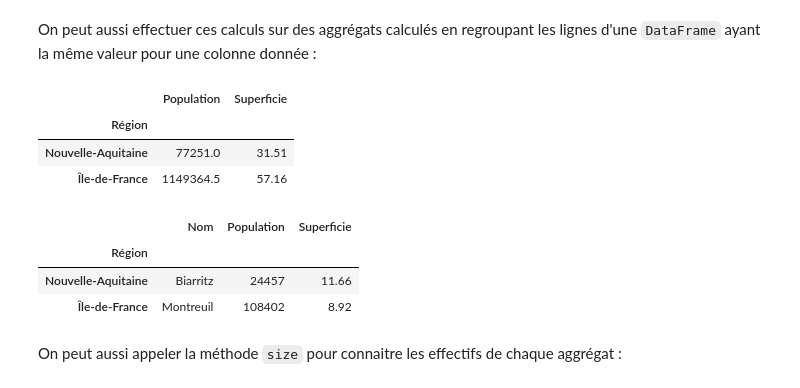
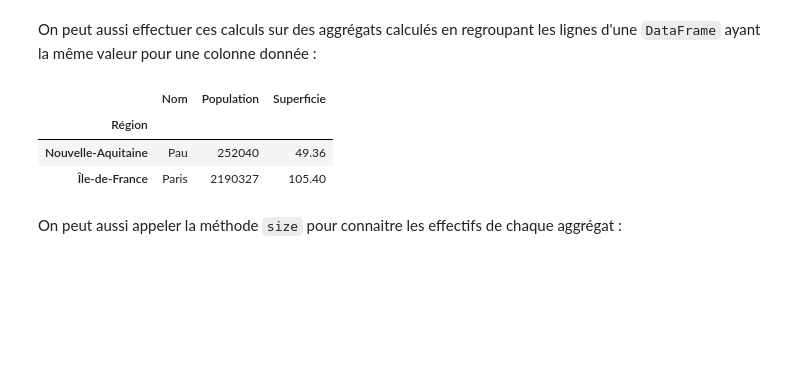
Before and after one commit to DonzerHD/Pandas-Env-Visuel, a Jupyter notebook: Pandas/Pandas.ipynb, the cells around one changed output. Drawn from its saved outputs; the diff is of its cells as text; code cells hidden in the pictures; blank space fills up the shorter version.

```diff
--- a/Pandas/Pandas.ipynb
+++ b/Pandas/Pandas.ipynb
@@ -892,20 +892,14 @@ df= pd.DataFrame([["Paris","Île-de-France",2190327,105.4],["Pau", "Nouvelle-Aqu
                   ["Biarritz", "Nouvelle-Aquitaine", 24457,11.66],["Bordeaux", "Nouvelle-Aquitaine",252040, 49.36],
                  ["Montreuil", "Île-de-France",108402, 8.92]], columns=['Nom', 'Région', 'Population', 'Superficie'])
 gb=df.groupby(by='Région').median()
-gb
-# %% [output]
-|  | Population | Superficie |
-| Région |  |  |
-| Nouvelle-Aquitaine | 77251.0 | 31.51 |
-| Île-de-France | 1149364.5 | 57.16 |
 # %%
-gb=df.groupby(by='Région').min()
+gb=df.groupby(by='Région').max()
 gb
 # %% [output]
 |  | Nom | Population | Superficie |
 | Région |  |  |  |
-| Nouvelle-Aquitaine | Biarritz | 24457 | 11.66 |
-| Île-de-France | Montreuil | 108402 | 8.92 |
+| Nouvelle-Aquitaine | Pau | 252040 | 49.36 |
+| Île-de-France | Paris | 2190327 | 105.40 |
 # %% [markdown]
 On peut aussi appeler la méthode `size` pour connaitre les effectifs
 de chaque aggrégat :
```
Also changed, not shown: parts of 5 cells of this notebook, 3 other files.
